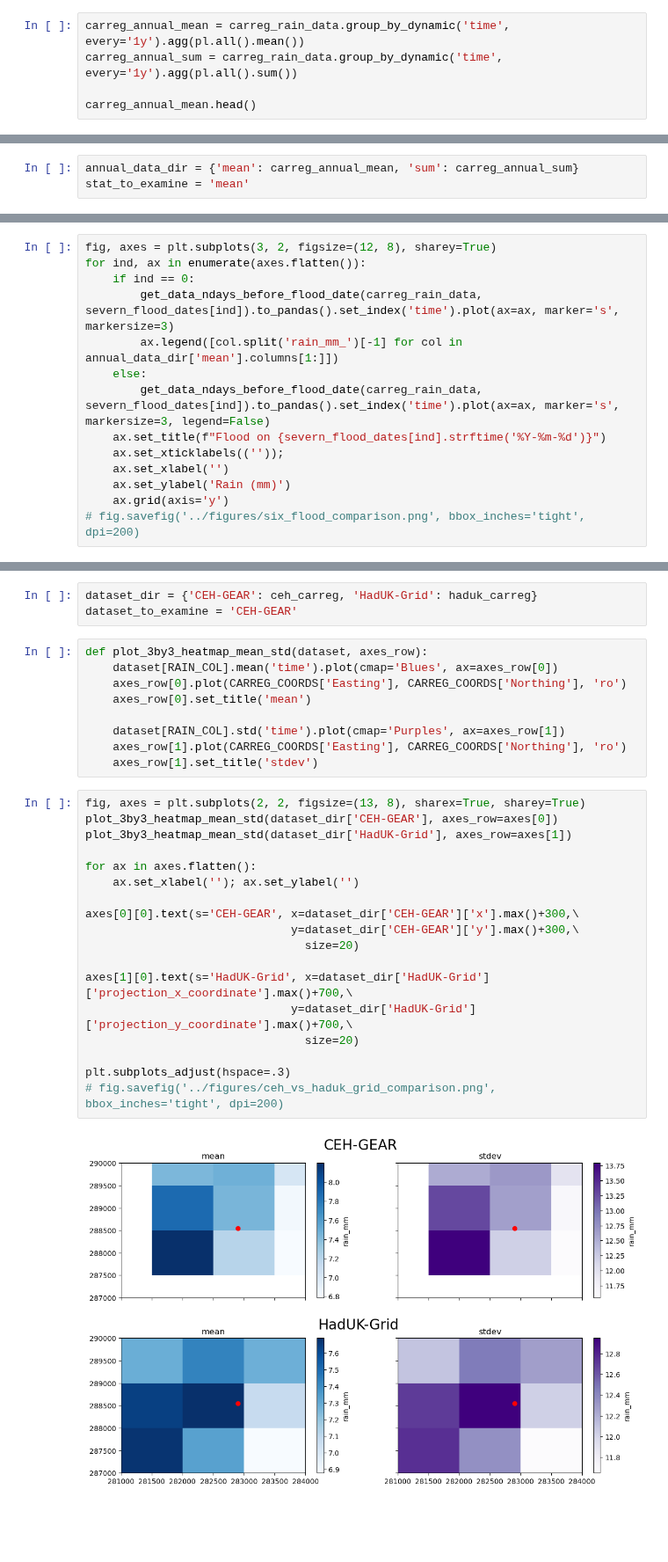
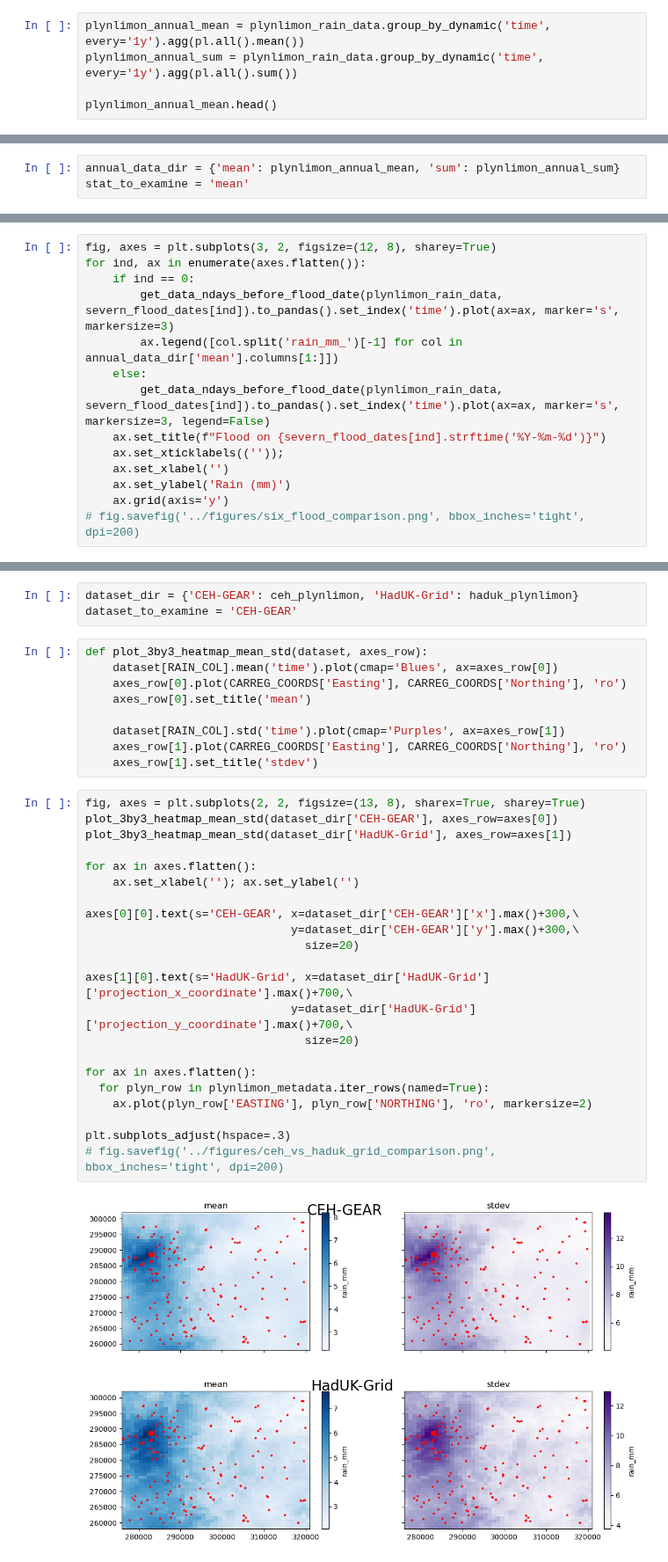
Before and after one commit to Thomasjkeel/FDRI-comparing-rainfall-data-in-upper-severn, a Jupyter notebook: notebooks/Carreg_wen_gauge_vs_grid.ipynb, the cells around one changed output, grey strips where cells are left out. Shown at 88% size. Drawn from its saved outputs; the diff is of its cells as text; blank space fills up the shorter version.

Commit message:
update with metadata

```diff
--- a/notebooks/Carreg_wen_gauge_vs_grid.ipynb
+++ b/notebooks/Carreg_wen_gauge_vs_grid.ipynb
@@ -204,10 +204,10 @@ shape: (10, 6)
 # %% [markdown]
 # 1 Analysis
 # %%
-carreg_annual_mean = carreg_rain_data.group_by_dynamic('time', every='1y').agg(pl.all().mean())
-carreg_annual_sum = carreg_rain_data.group_by_dynamic('time', every='1y').agg(pl.all().sum())
+plynlimon_annual_mean = plynlimon_rain_data.group_by_dynamic('time', every='1y').agg(pl.all().mean())
+plynlimon_annual_sum = plynlimon_rain_data.group_by_dynamic('time', every='1y').agg(pl.all().sum())
 
-carreg_annual_mean.head()
+plynlimon_annual_mean.head()
 # %% [output]
 shape: (5, 6)
 | time | rain_mm_gauge | rain_mm_1cell_cehgear | rain_mm_mean_cehgear | rain_mm_1cell_haduk | ... |
@@ -222,7 +222,7 @@ shape: (5, 6)
 def calc_difference_from_gauge(data, col):
     return data[f'{RAIN_COL}_gauge'] - data[col]
 # %%
-annual_data_dir = {'mean': carreg_annual_mean, 'sum': carreg_annual_sum}
+annual_data_dir = {'mean': plynlimon_annual_mean, 'sum': plynlimon_annual_sum}
 stat_to_examine = 'mean'
 # %%
 fig, axes = plt.subplots(2, 1, figsize=(10, 6))
@@ -303,10 +303,10 @@ def get_data_ndays_before_flood_date(data, flood_date):
 fig, axes = plt.subplots(3, 2, figsize=(12, 8), sharey=True)
 for ind, ax in enumerate(axes.flatten()):
     if ind == 0:
-        get_data_ndays_before_flood_date(carreg_rain_data, severn_flood_dates[ind]).to_pandas().set_index('time').plot(ax=ax, marker='s', markersize=3)
+        get_data_ndays_before_flood_date(plynlimon_rain_data, severn_flood_dates[ind]).to_pandas().set_index('time').plot(ax=ax, marker='s', markersize=3)
         ax.legend([col.split('rain_mm_')[-1] for col in annual_data_dir['mean'].columns[1:]])
     else:
-        get_data_ndays_before_flood_date(carreg_rain_data, severn_flood_dates[ind]).to_pandas().set_index('time').plot(ax=ax, marker='s', markersize=3, legend=False)
+        get_data_ndays_before_flood_date(plynlimon_rain_data, severn_flood_dates[ind]).to_pandas().set_index('time').plot(ax=ax, marker='s', markersize=3, legend=False)
     ax.set_title(f"Flood on {severn_flood_dates[ind].strftime('%Y-%m-%d')}")
     ax.set_xticklabels((''));
     ax.set_xlabel('')
@@ -318,7 +318,7 @@ for ind, ax in enumerate(axes.flatten()):
 # %% [markdown]
 ## Spatial variation of HADUK
 # %%
-dataset_dir = {'CEH-GEAR': ceh_carreg, 'HadUK-Grid': haduk_carreg}
+dataset_dir = {'CEH-GEAR': ceh_plynlimon, 'HadUK-Grid': haduk_plynlimon}
 dataset_to_examine = 'CEH-GEAR'
 # %%
 def plot_3by3_heatmap_mean_std(dataset, axes_row):
@@ -332,20 +332,24 @@ def plot_3by3_heatmap_mean_std(dataset, axes_row):
 # %%
 fig, axes = plt.subplots(2, 2, figsize=(13, 8), sharex=True, sharey=True)
 plot_3by3_heatmap_mean_std(dataset_dir['CEH-GEAR'], axes_row=axes[0])
 plot_3by3_heatmap_mean_std(dataset_dir['HadUK-Grid'], axes_row=axes[1])
 
 for ax in axes.flatten():
     ax.set_xlabel(''); ax.set_ylabel('')
 
 axes[0][0].text(s='CEH-GEAR', x=dataset_dir['CEH-GEAR']['x'].max()+300,\
                               y=dataset_dir['CEH-GEAR']['y'].max()+300,\
                                 size=20)
 
 axes[1][0].text(s='HadUK-Grid', x=dataset_dir['HadUK-Grid']['projection_x_coordinate'].max()+700,\
                               y=dataset_dir['HadUK-Grid']['projection_y_coordinate'].max()+700,\
                                 size=20)
 
+for ax in axes.flatten():
+  for plyn_row in plynlimon_metadata.iter_rows(named=True):
+    ax.plot(plyn_row['EASTING'], plyn_row['NORTHING'], 'ro', markersize=2)
+
 plt.subplots_adjust(hspace=.3)
 # fig.savefig('../figures/ceh_vs_haduk_grid_comparison.png', bbox_inches='tight', dpi=200)
 # %% [output]
-[figure, old version]
+[figure, new version]
```
Also changed, not shown: parts of 15 cells of this notebook, 1 other file.
